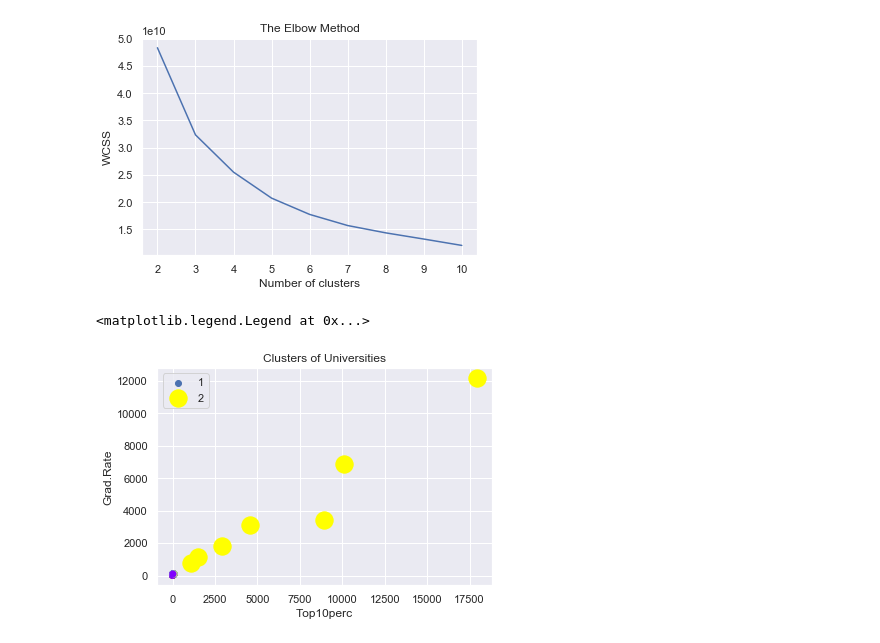
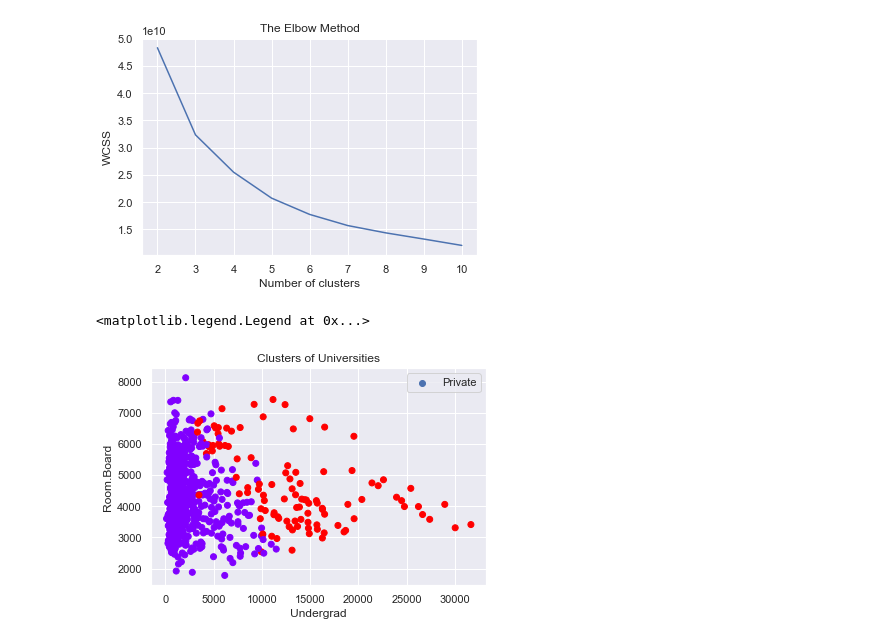
Before and after one commit to Kzis/ML-Programming, a Jupyter notebook: 09-Final(ไม่ได้เรียงบท)/KMeans/k-means clustering excercise.ipynb, the cells around one changed output. Drawn from its saved outputs; the diff is of its cells as text; code cells hidden in the pictures.

```diff
--- a/09-Final(ไม่ได้เรียงบท)/KMeans/k-means clustering excercise.ipynb
+++ b/09-Final(ไม่ได้เรียงบท)/KMeans/k-means clustering excercise.ipynb
@@ -85,17 +90,17 @@ plt.ylabel('WCSS')
 Text(0, 0.5, 'WCSS')
 [figure]
 # %%
-kmeans = KMeans(n_clusters = 7, init = 'k-means++', random_state = 42)
+kmeans = KMeans(n_clusters = 2, init = 'k-means++', random_state = 42)
 y_kmeans = kmeans.fit_predict(X)
 # %%
-classes = ['1', '2', '3', '4', '5']
-group = plt.scatter(X['Top10perc'], X['Grad.Rate'], c=y_kmeans, cmap='rainbow')
-plt.scatter(kmeans.cluster_centers_[:, 0], kmeans.cluster_centers_[:, 1], s = 300, c = 'yellow', label = 'Centroids')
+classes = ['Private', 'Public']
+plt.scatter(X['F.Undergrad'], X['Room.Board'], c=kmeans.labels_, cmap='rainbow')
+# plt.scatter(kmeans.cluster_centers_[:, 0], kmeans.cluster_centers_[:, 1], s = 10, c = 'yellow', label = 'Centroids')
 plt.title('Clusters of Universities')
-plt.xlabel('Top10perc')
-plt.ylabel('Grad.Rate')
+plt.xlabel('Undergrad')
+plt.ylabel('Room.Board')
 # plt.legend(handles=group.legend_elements()[0], labels=classes)
 plt.legend( labels=classes)
 # %% [output]
 <matplotlib.legend.Legend at 0x...>
-[figure, old version]
+[figure, new version]
```
Also changed, not shown: parts of 3 cells of this notebook.
